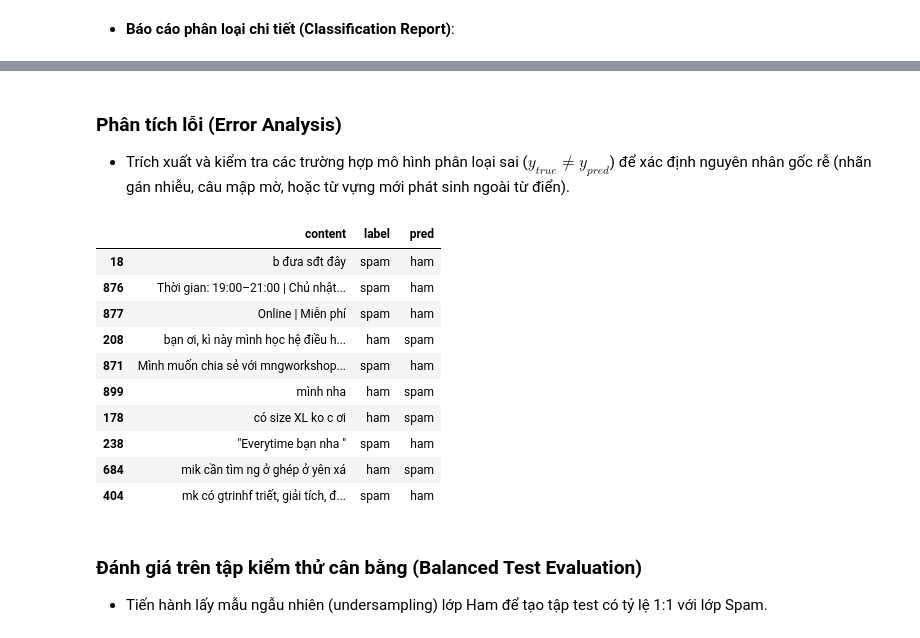
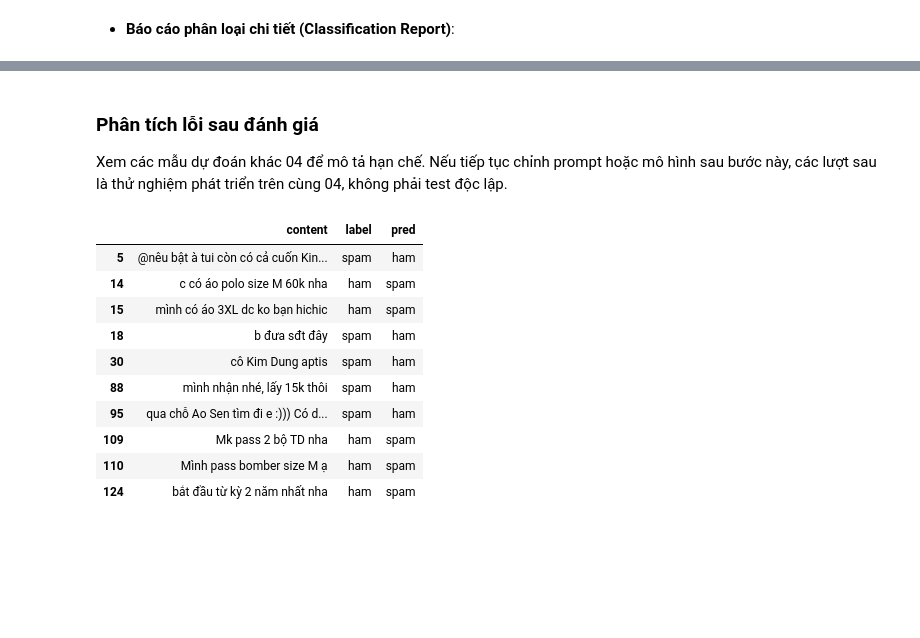
Before and after one commit to huuhieu56/NLP1, a Jupyter notebook: PTIT_spam_ham.ipynb, the cells around one changed output, grey strips where cells are left out. Cells and saved outputs as stored; diff of their text form; code cells hidden in the pictures; blank space fills up the shorter version.

```diff
--- a/PTIT_spam_ham.ipynb
+++ b/PTIT_spam_ham.ipynb
@@ -186,6 +142,7 @@ def preprocess(text):
 ### Áp dụng tiền xử lý lên toàn bộ tập dữ liệu
 # %%
 df['processed'] = df['content'].apply(preprocess)
+test['processed'] = test['content'].apply(preprocess)
 df[['content', 'processed', 'label']].head(10)
 # %% [output]
 |  | content | processed | label |
@@ -206,6 +163,4 @@ df[['content', 'processed', 'label']].head(10)
 # %%
-train_idx, test_idx = train_test_split(df.index, test_size=0.2, random_state=42, stratify=df['label'])
-train = df.loc[train_idx].copy()
-test = df.loc[test_idx].copy()
-pd.DataFrame({'Train': train['label'].value_counts(), 'Test': test['label'].value_counts()})
+train = df.copy()
+pd.DataFrame({'Train': train['label'].value_counts(), 'Eval': test['label'].value_counts()})
 # %% [output]
@@ -500,17 +467,16 @@ experiments = {
     ('TF-IDF', 'LinearSVC'): (X_train_tfidf, X_test_tfidf, linearSVC),
     ('Word2Vec Avg', 'LinearSVC'): (X_train_w2v_avg, X_test_w2v_avg, linearSVC),
     ('Word2Vec TF-IDF Avg', 'LinearSVC'): (X_train_w2v_tfidf, X_test_w2v_tfidf, linearSVC),
-    ('TF-IDF + Word2Vec', 'LinearSVC'): (X_train_combined, X_test_combined, linearSVC)
+    ('TF-IDF + Word2Vec', 'LinearSVC'): (X_train_combined, X_test_combined, linearSVC),
 }
 
 results = []
 predictions = {}
-
-for (feat, algo), (X_tr, X_te, clf) in experiments.items():
+for (feat, algo), (X_tr, X_te, estimator) in experiments.items():
+    clf = clone(estimator)
     clf.fit(X_tr, train['label'])
     y_pred = clf.predict(X_te)
     predictions[(feat, algo)] = y_pred
-
     results.append({
         'Feature': feat,
         'Model': algo,
@@ -560,4 +522,4 @@ plt.show()
 # %%
-best_model = tuple(scores_df.loc[scores_df['Macro F1'].idxmax(), ['Feature', 'Model']])
-print("Mô hình có Macro F1 cao nhất:", best_model)
+selected_model = ('TF-IDF', 'LinearSVC')
+print('Cấu hình báo cáo chi tiết:', selected_model)
 # %% [output]
@@ -586,22 +548,21 @@ weighted avg     0.9200    0.9200    0.9200       200
 # %% [markdown]
-### Phân tích lỗi (Error Analysis)
-* Trích xuất và kiểm tra các trường hợp mô hình phân loại sai ($y_{true} \neq y_{pred}$) để xác định nguyên nhân gốc rễ (nhãn gán nhiễu, câu mập mờ, hoặc từ vựng mới phát sinh ngoài từ điển).
+### Phân tích lỗi sau đánh giá
+
+Xem các mẫu dự đoán khác 04 để mô tả hạn chế. Nếu tiếp tục chỉnh prompt hoặc mô hình
+sau bước này, các lượt sau là thử nghiệm phát triển trên cùng 04, không phải test độc lập.
 # %%
 review = test[['content', 'label']].copy()
-review['pred'] = predictions[best_model]
+review['pred'] = predictions[selected_model]
 review[review['label'] != review['pred']].head(10)
 # %% [output]
 |  | content | label | pred |
+| 5 | @nêu bật à tui còn có cả cuốn Kin... | spam | ham |
+| 14 | c có áo polo size M 60k nha | ham | spam |
+| 15 | mình có áo 3XL dc ko bạn hichic | ham | spam |
 | 18 | b đưa sđt đây | spam | ham |
-| 876 | Thời gian: 19:00–21:00 | Chủ nhật... | spam | ham |
-| 877 | Online | Miễn phí | spam | ham |
-| 208 | bạn ơi, kì này mình học hệ điều h... | ham | spam |
-| 871 | Mình muốn chia sẻ với mngworkshop... | spam | ham |
-| 899 | mình nha | ham | spam |
-| 178 | có size XL ko c ơi | ham | spam |
-| 238 | "Everytime bạn nha " | spam | ham |
-| 684 | mik cần tìm ng ở ghép ở yên xá | ham | spam |
-| 404 | mk có gtrinhf triết, giải tích, đ... | spam | ham |
+| 30 | cô Kim Dung aptis | spam | ham |
+| 88 | mình nhận nhé, lấy 15k thôi | spam | ham |
+| 95 | qua chỗ Ao Sen tìm đi e :))) Có d... | spam | ham |
+| 109 | Mk pass 2 bộ TD nha | ham | spam |
+| 110 | Mình pass bomber size M ạ | ham | spam |
+| 124 | bắt đầu từ kỳ 2 năm nhất nha | ham | spam |
-# %% [markdown]
-### Đánh giá trên tập kiểm thử cân bằng (Balanced Test Evaluation)
-* Tiến hành lấy mẫu ngẫu nhiên (undersampling) lớp Ham để tạo tập test có tỷ lệ 1:1 với lớp Spam.
```
Also changed, not shown: parts of 43 cells of this notebook, 19 other files.
